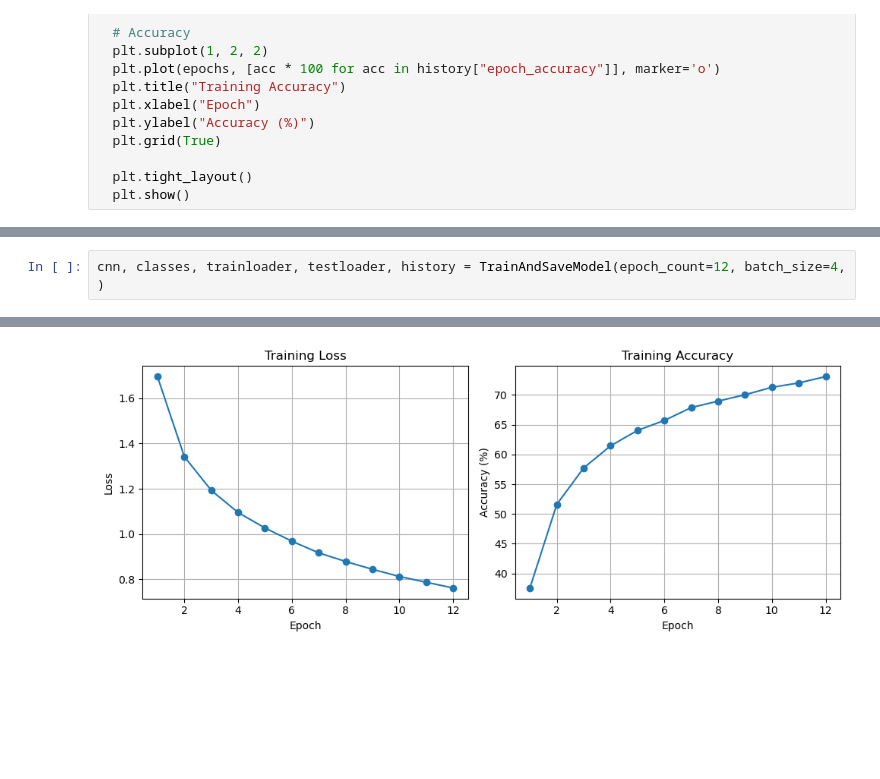
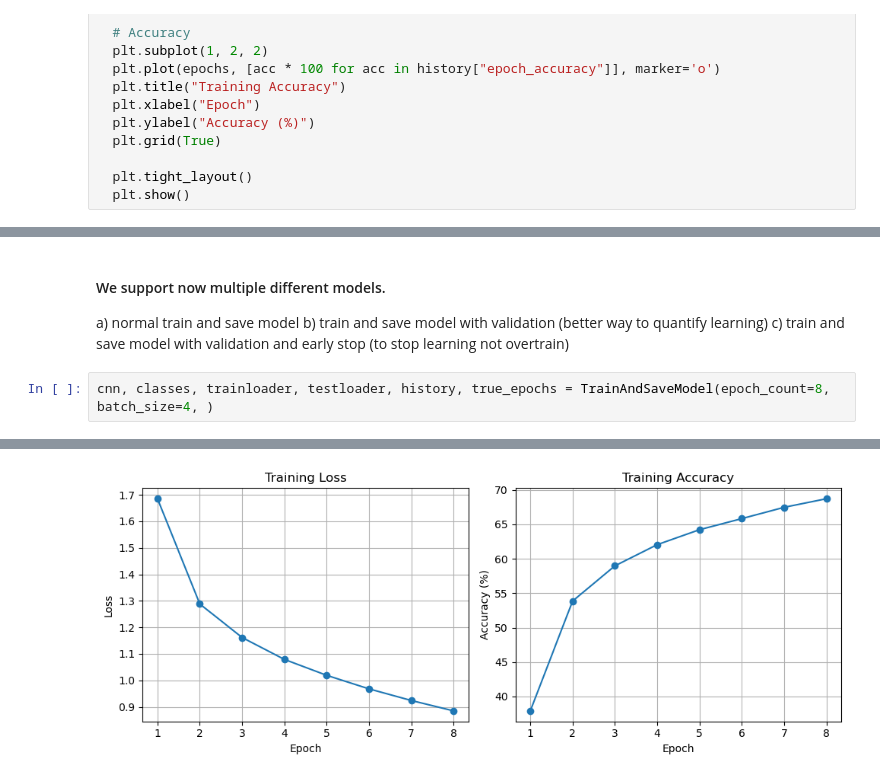
Before and after one commit to lohikrme/IntroToNeuralNetworks, a Jupyter notebook: object-detection/L05_pytorch_CNN/pytorch-cnn.ipynb, the cells around one changed output, grey strips where cells are left out. Drawn from its saved outputs; the diff is of its cells as text; blank space fills up the shorter version.

```diff
--- a/object-detection/L05_pytorch_CNN/pytorch-cnn.ipynb
+++ b/object-detection/L05_pytorch_CNN/pytorch-cnn.ipynb
@@ -356,5 +778,11 @@ def TrainAndSaveModel(
+# %% [markdown]
+#### We support now multiple different models.
+
+a) normal train and save model
+b) train and save model with validation (better way to quantify learning)
+c) train and save model with validation and early stop (to stop learning not overtrain)
 # %%
-cnn, classes, trainloader, testloader, history = TrainAndSaveModel(epoch_count=12, batch_size=4, )
+cnn, classes, trainloader, testloader, history, true_epochs = TrainAndSaveModel(epoch_count=8, batch_size=4, )
 # %% [output]
 Initializing dataloaders
 Files already downloaded and verified
@@ -376 +804 @@ saving best model 12
-[figure, old version]
+[figure, new version]
```
Also changed, not shown: parts of 18 cells of this notebook, 4 other files.
